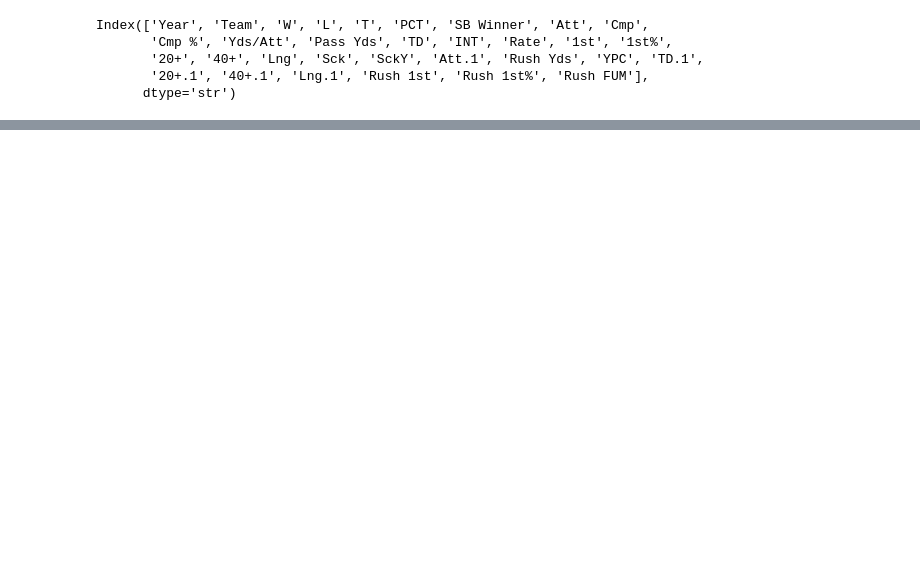
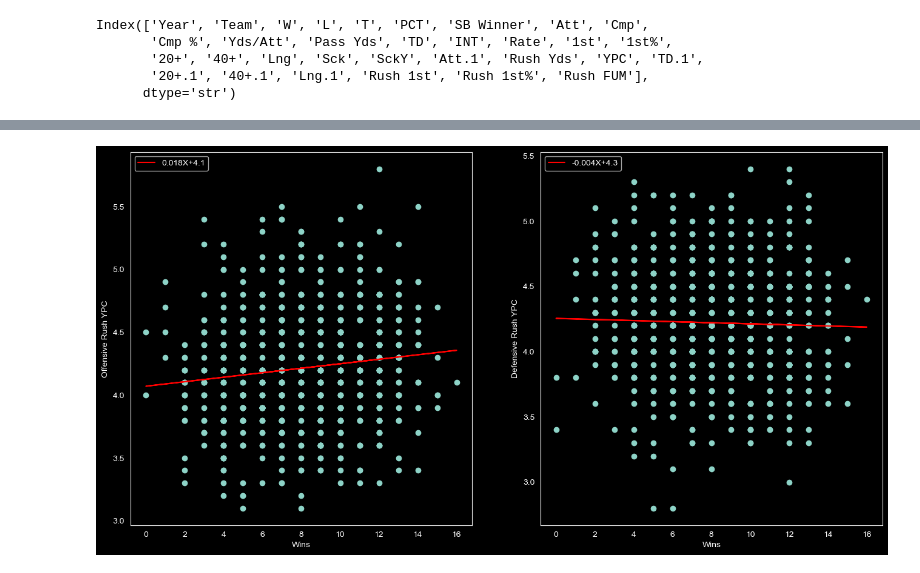
Before and after one commit to andrewtsteves/Championship-Predictor, a Jupyter notebook: Plots.ipynb, the cells around one changed output, grey strips where cells are left out. Cells and saved outputs as stored; diff of their text form; code cells hidden in the pictures; blank space fills up the shorter version.

```diff
--- a/Plots.ipynb
+++ b/Plots.ipynb
@@ -49,0 +111,31 @@ plt.show()
+# %%
+o_rush_ypc = srd.stats(offense, 'W', 'YPC')
+d_rush_ypc = srd.stats(defense, 'W', 'YPC')
+
+o_best_fit = s.linregress(o_rush_ypc[0], o_rush_ypc[1])
+y_o = o_best_fit.intercept + o_best_fit.slope * o_rush_ypc[0]
+
+d_best_fit = s.linregress(d_rush_ypc[0], d_rush_ypc[1])
+y_d = d_best_fit.intercept + d_best_fit.slope * d_rush_ypc[0]
+
+fig, (ax1, ax2) = plt.subplots(1, 2, figsize=(16,8))
+ax1.scatter(o_rush_ypc[0], o_rush_ypc[1])
+ax1.plot(o_rush_ypc[0], y_o, color = 'red', label = f"{o_best_fit.slope:.3f}X+{o_best_fit.intercept:.1f}")
+
+ax2.scatter(d_rush_ypc[0], d_rush_ypc[1])
+ax2.plot(d_rush_ypc[0], y_d, color = 'red', label = f"{d_best_fit.slope:.3f}X+{d_best_fit.intercept:.1f}")
+
+ax1.legend(loc='upper left')
+ax2.legend(loc='upper left')
+
+ax1.grid(False)
+ax2.grid(False)
+
+ax1.set_ylabel('Offensive Rush YPC')
+ax2.set_ylabel('Defensive Rush YPC')
+ax1.set_xlabel('Wins')
+ax2.set_xlabel('Wins')
+
+plt.show()
+# %% [output]
+[figure, added]
```
Also changed, not shown: parts of 14 cells of this notebook.
